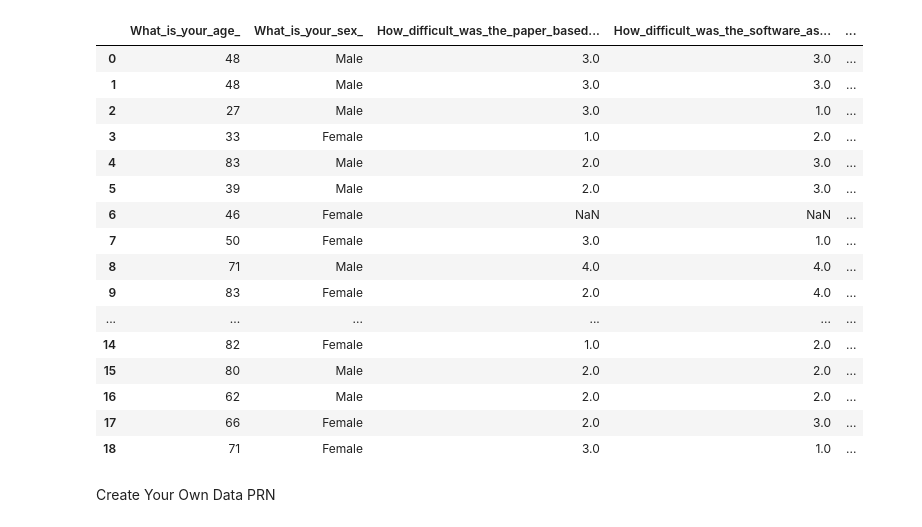
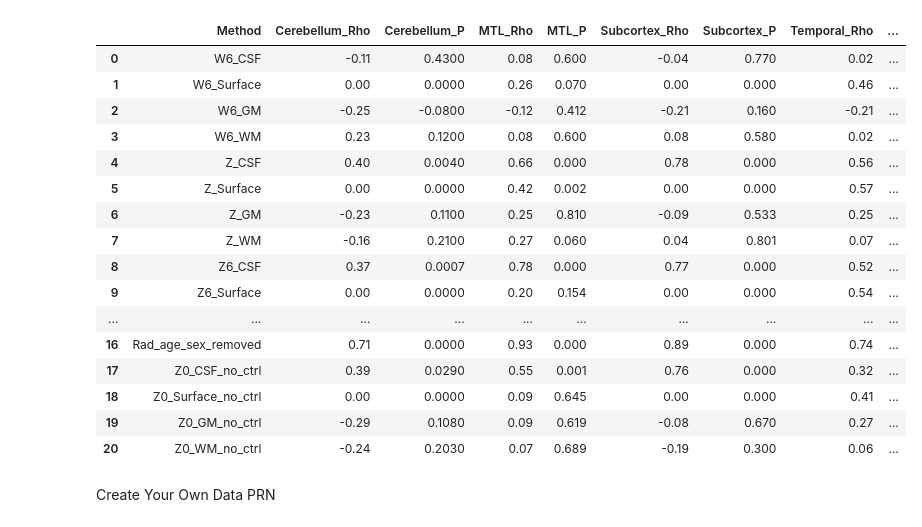
Before and after one commit to Calvinwhow/Research, a Jupyter notebook: nimlab/calvin_utils/notebooks/statistical_notebooks/plotting_notebooks/bar_plot.ipynb, the cells around one changed output. Saved outputs shown, nothing was run; the diff lists cells and outputs as text; code cells hidden in the pictures.

```diff
--- a/nimlab/calvin_utils/notebooks/statistical_notebooks/plotting_notebooks/bar_plot.ipynb
+++ b/nimlab/calvin_utils/notebooks/statistical_notebooks/plotting_notebooks/bar_plot.ipynb
@@ -1,34 +1,34 @@
 # %%
 # Specify the path to your CSV file containing NIFTI paths
-input_csv_path = '/Users/cu135/Library/CloudStorage/OneDrive-Personal/OneDrive_Documents/Work/KiTH_Solutions/Research/Clinical Trial/study_metadata/all_performances.xlsx'
-sheet = 'survey'
+input_csv_path = '/Users/cu135/Dropbox (Partners HealthCare)/studies/atrophy_seeds_2023/metadata/experiment_metadata/atrophy_to_radiologist/correlation_to_radiologist.csv'
+sheet = None
 # %%
 # Specify where you want to save your results to
-out_dir = '/Users/cu135/Library/CloudStorage/OneDrive-Personal/OneDrive_Documents/Research/2023/roca/figures/survey'
+out_dir = '/Users/cu135/Dropbox (Partners HealthCare)/studies/atrophy_seeds_2023/Figures/correlation_to_radiologist_controls_removed'
 # %%
 from calvin_utils.permutation_analysis_utils.statsmodels_palm import CalvinStatsmodelsPalm
 # Instantiate the PalmPrepararation class
 cal_palm = CalvinStatsmodelsPalm(input_csv_path=input_csv_path, output_dir=out_dir, sheet=sheet)
 # Call the process_nifti_paths method
-data_df = cal_palm.read_and_display_data()
+df = cal_palm.read_and_display_data()
 # %% [output]
-|  | What_is_your_age_ | What_is_your_sex_ | How_difficult_was_the_paper_based... | How_difficult_was_the_software_as... | ... |
-| 0 | 48 | Male | 3.0 | 3.0 | ... |
-| 1 | 48 | Male | 3.0 | 3.0 | ... |
-| 2 | 27 | Male | 3.0 | 1.0 | ... |
-| 3 | 33 | Female | 1.0 | 2.0 | ... |
-| 4 | 83 | Male | 2.0 | 3.0 | ... |
-| 5 | 39 | Male | 2.0 | 3.0 | ... |
-| 6 | 46 | Female | NaN | NaN | ... |
-| 7 | 50 | Female | 3.0 | 1.0 | ... |
-| 8 | 71 | Male | 4.0 | 4.0 | ... |
-| 9 | 83 | Female | 2.0 | 4.0 | ... |
-| ... | ... | ... | ... | ... | ... |
-| 14 | 82 | Female | 1.0 | 2.0 | ... |
-| 15 | 80 | Male | 2.0 | 2.0 | ... |
-| 16 | 62 | Male | 2.0 | 2.0 | ... |
-| 17 | 66 | Female | 2.0 | 3.0 | ... |
-| 18 | 71 | Female | 3.0 | 1.0 | ... |
+|  | Method | Cerebellum_Rho | Cerebellum_P | MTL_Rho | MTL_P | Subcortex_Rho | Subcortex_P | Temporal_Rho | ... |
+| 0 | W6_CSF | -0.11 | 0.4300 | 0.08 | 0.600 | -0.04 | 0.770 | 0.02 | ... |
+| 1 | W6_Surface | 0.00 | 0.0000 | 0.26 | 0.070 | 0.00 | 0.000 | 0.46 | ... |
+| 2 | W6_GM | -0.25 | -0.0800 | -0.12 | 0.412 | -0.21 | 0.160 | -0.21 | ... |
+| 3 | W6_WM | 0.23 | 0.1200 | 0.08 | 0.600 | 0.08 | 0.580 | 0.02 | ... |
+| 4 | Z_CSF | 0.40 | 0.0040 | 0.66 | 0.000 | 0.78 | 0.000 | 0.56 | ... |
+| 5 | Z_Surface | 0.00 | 0.0000 | 0.42 | 0.002 | 0.00 | 0.000 | 0.57 | ... |
+| 6 | Z_GM | -0.23 | 0.1100 | 0.25 | 0.810 | -0.09 | 0.533 | 0.25 | ... |
+| 7 | Z_WM | -0.16 | 0.2100 | 0.27 | 0.060 | 0.04 | 0.801 | 0.07 | ... |
+| 8 | Z6_CSF | 0.37 | 0.0007 | 0.78 | 0.000 | 0.77 | 0.000 | 0.52 | ... |
+| 9 | Z6_Surface | 0.00 | 0.0000 | 0.20 | 0.154 | 0.00 | 0.000 | 0.54 | ... |
+| ... | ... | ... | ... | ... | ... | ... | ... | ... | ... |
+| 16 | Rad_age_sex_removed | 0.71 | 0.0000 | 0.93 | 0.000 | 0.89 | 0.000 | 0.74 | ... |
+| 17 | Z0_CSF_no_ctrl | 0.39 | 0.0290 | 0.55 | 0.001 | 0.76 | 0.000 | 0.32 | ... |
+| 18 | Z0_Surface_no_ctrl | 0.00 | 0.0000 | 0.09 | 0.645 | 0.00 | 0.000 | 0.41 | ... |
+| 19 | Z0_GM_no_ctrl | -0.29 | 0.1080 | 0.09 | 0.619 | -0.08 | 0.670 | 0.27 | ... |
+| 20 | Z0_WM_no_ctrl | -0.24 | 0.2030 | 0.07 | 0.689 | -0.19 | 0.300 | 0.06 | ... |
 # %% [markdown]
 Create Your Own Data PRN
 # %%
```
Also changed, not shown: parts of 16 cells of this notebook, 21 other files.
